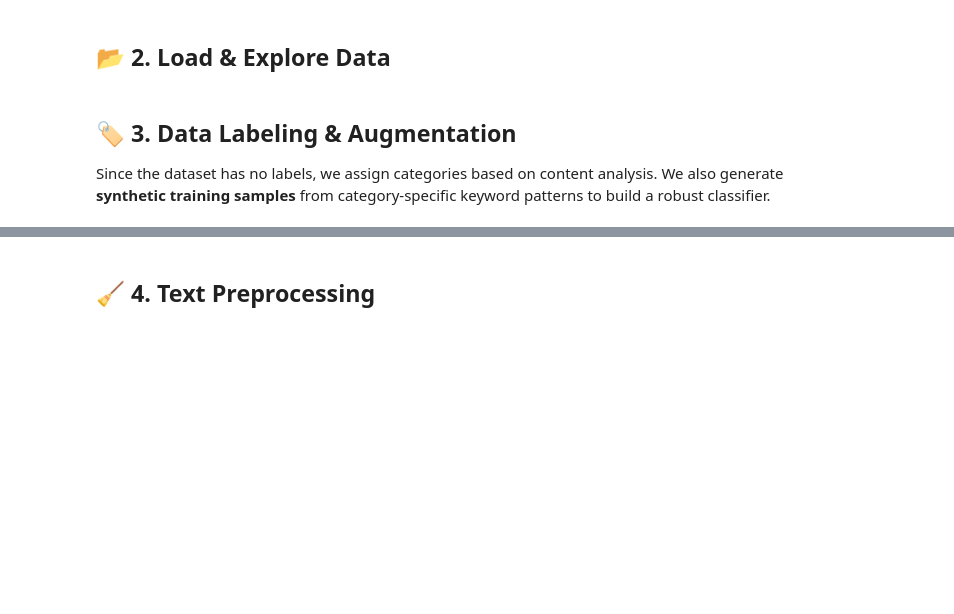
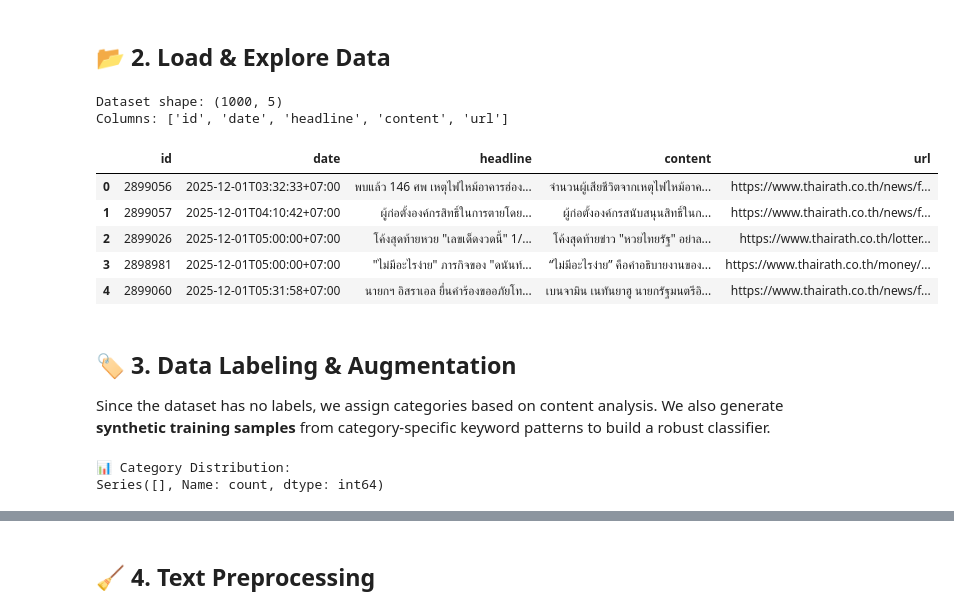
Before and after one commit to Krist-Kul/NLP-news-classification, a Jupyter notebook: thai_news_classifier.ipynb, the cells around one changed output, grey strips where cells are left out. Cells and saved outputs as stored; diff of their text form; code cells hidden in the pictures; blank space fills up the shorter version.

```diff
--- a/thai_news_classifier.ipynb
+++ b/thai_news_classifier.ipynb
@@ -32,10 +34,19 @@ print("✅ All libraries imported successfully!")
 # %% [markdown]
 ## 📂 2. Load & Explore Data
 # %%
-df = pd.read_csv('thairath_test.csv')
+df = pd.read_csv('thairath_train.csv')
 print(f"Dataset shape: {df.shape}")
 print(f"Columns: {list(df.columns)}")
 df.head()
+# %% [output]
+Dataset shape: (1000, 5)
+Columns: ['id', 'date', 'headline', 'content', 'url']
+|  | id | date | headline | content | url |
+| 0 | 2899056 | 2025-12-01T03:32:33+07:00 | พบแล้ว 146 ศพ เหตุไฟไหม้อาคารฮ่อง... | จำนวนผู้เสียชีวิตจากเหตุไฟไหม้อาค... | https://www.thairath.co.th/news/f... |
+| 1 | 2899057 | 2025-12-01T04:10:42+07:00 | ผู้ก่อตั้งองค์กรสิทธิ์ในการตายโดย... | ผู้ก่อตั้งองค์กรสนับสนุนสิทธิ์ในก... | https://www.thairath.co.th/news/f... |
+| 2 | 2899026 | 2025-12-01T05:00:00+07:00 | โค้งสุดท้ายหวย "เลขเด็ดงวดนี้" 1/... | โค้งสุดท้ายข่าว "หวยไทยรัฐ" อย่าล... | https://www.thairath.co.th/lotter... |
+| 3 | 2898981 | 2025-12-01T05:00:00+07:00 | "ไม่มีอะไรง่าย" ภารกิจของ "ดนันท์... | “ไม่มีอะไรง่าย” คือคำอธิบายงานของ... | https://www.thairath.co.th/money/... |
+| 4 | 2899060 | 2025-12-01T05:31:58+07:00 | นายกฯ อิสราเอล ยื่นคำร้องขออภัยโท... | เบนจามิน เนทันยาฮู นายกรัฐมนตรีอิ... | https://www.thairath.co.th/news/f... |
 # %% [markdown]
 ## 🏷️ 3. Data Labeling & Augmentation
 Since the dataset has no labels, we assign categories based on content analysis. We also generate **synthetic training samples** from category-specific keyword patterns to build a robust classifier.
@@ -68,6 +79,9 @@ df['text'] = df['headline'].fillna('') + ' ' + df['content'].fillna('')
 
 print("📊 Category Distribution:")
 print(df['category'].value_counts())
+# %% [output]
+📊 Category Distribution:
+Series([], Name: count, dtype: int64)
 # %%
 # Thai keyword dictionaries per category — used to generate synthetic training data
 category_keywords = {
```
Also changed, not shown: parts of 19 cells of this notebook.
